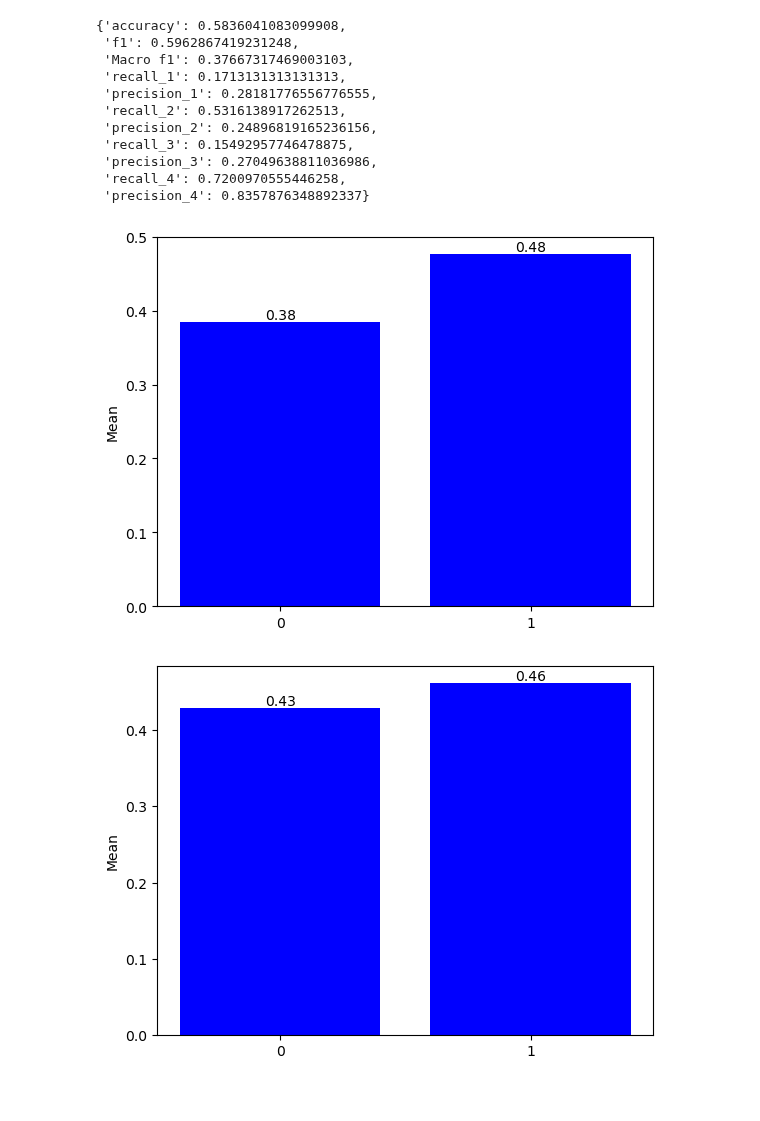
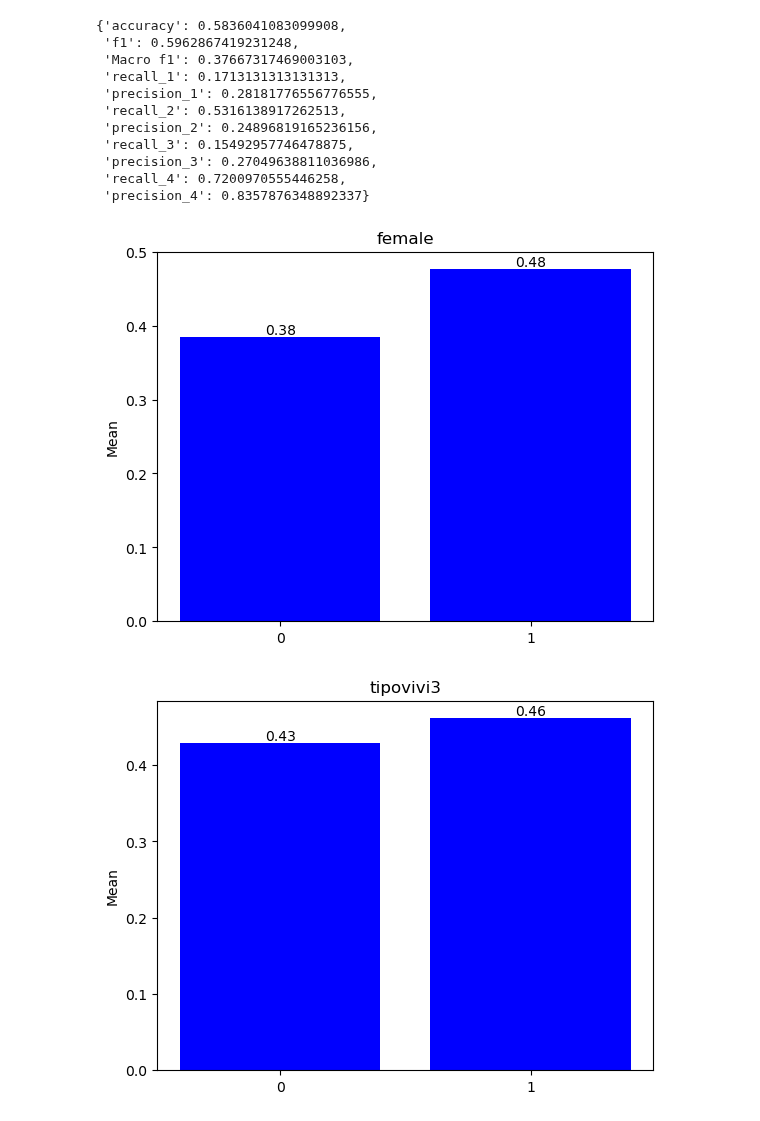
Before and after one commit to andrewjtdunn/Costa-Rican-Household-Poverty-Level-Prediction, a Jupyter notebook: best_model_evaluation.ipynb, the cells around one changed output. Saved outputs shown, nothing was run; the diff lists cells and outputs as text; code cells hidden in the pictures.

Commit message:
add graph title

```diff
--- a/best_model_evaluation.ipynb
+++ b/best_model_evaluation.ipynb
@@ -75,19 +75,21 @@ df_pred.loc[:, 'acc_pred'] = np.where(df_pred.loc[:, 'Target'] == df_pred.loc[:,
 # %%
 # Make some graphs of accuracy
 graph_vars = ['female', 'tipovivi3', 'hh_has_marriage']
 sum_var = 'acc_pred'
 
 for graph_var in graph_vars:
 
     x1 = df_pred.groupby(graph_var).mean().reset_index()
 
     fig, ax = plt.subplots()
 
     bars = plt.bar(range(len(x1)), x1[sum_var], color="blue")
     ax.bar_label(bars, fmt='%.2f')
     plt.xticks(range(len(x1)), x1[graph_var])
     plt.ylabel('Mean')
+    plt.title(graph_var)
+
     plt.show()
 # %% [output]
-[figure, old version]
+[figure, new version]
-[figure, old version]
+[figure, new version]
```
Also changed, not shown: parts of 1 cell of this notebook.
